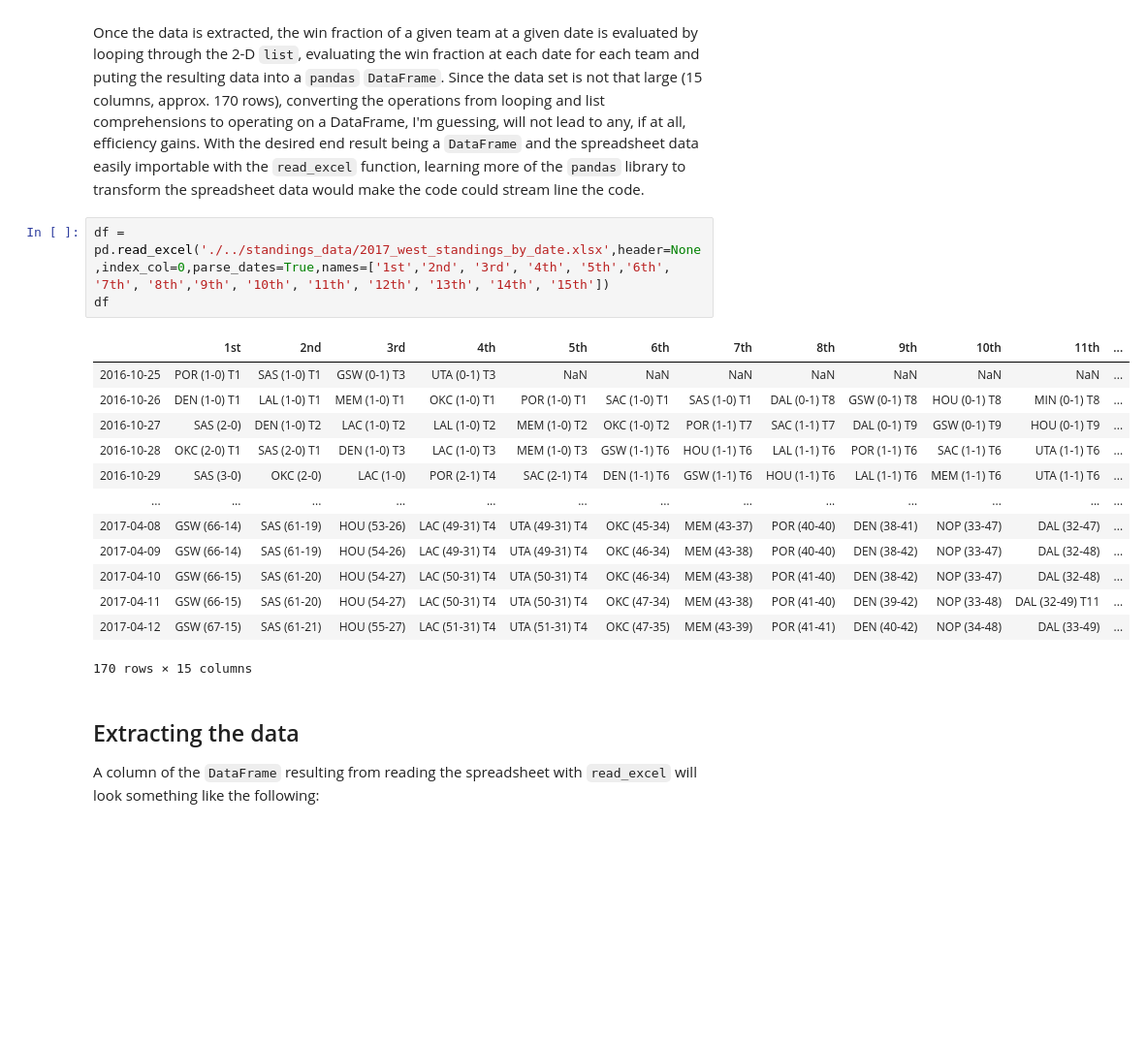
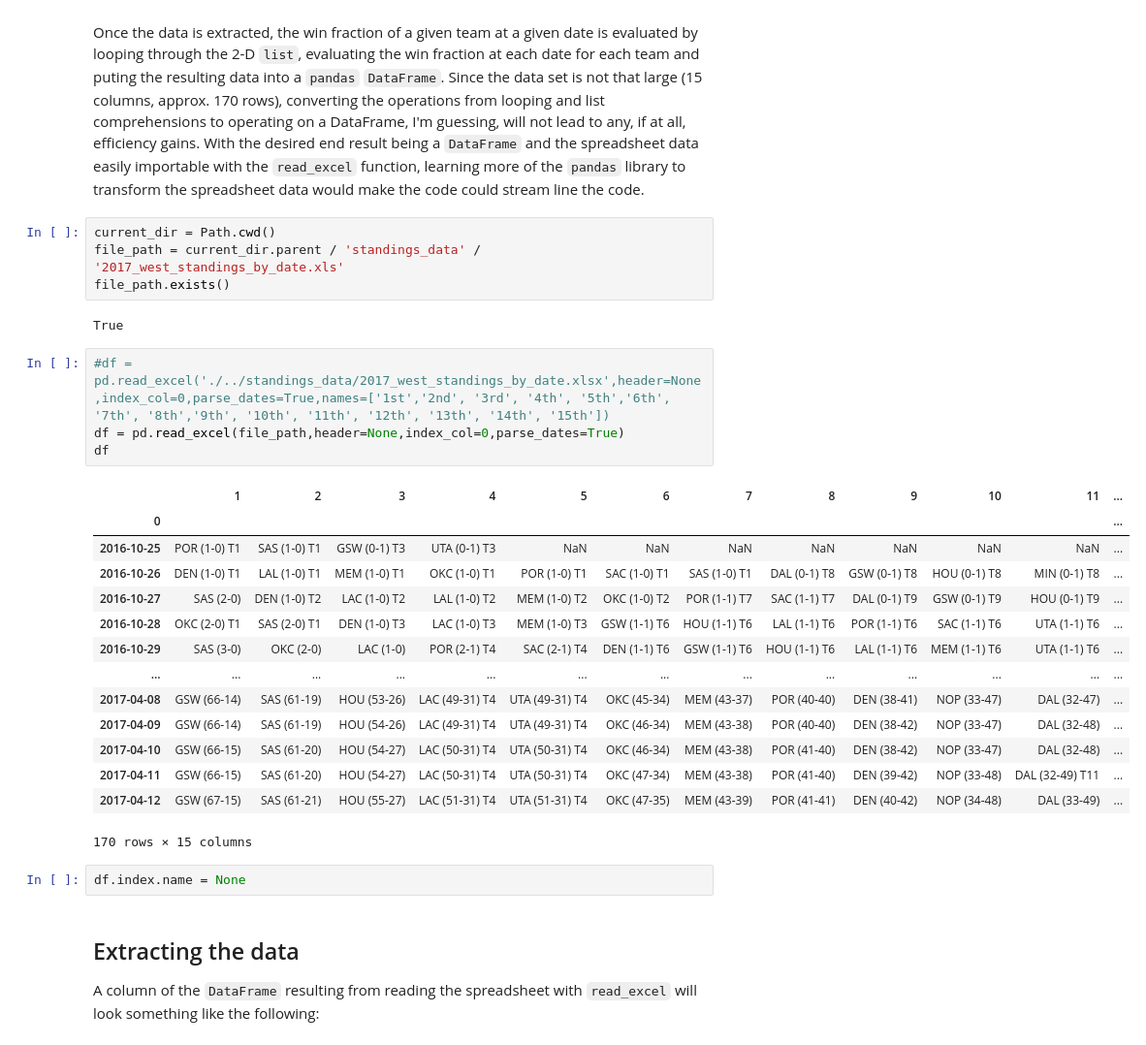
Before and after one commit to stephen-young/nba-standings-progression, a Jupyter notebook: notebooks/panda_test.ipynb, the cells around one changed output. Shown at 97% size. Saved outputs shown, nothing was run; the diff lists cells and outputs as text; blank space fills up the shorter version.

```diff
--- a/notebooks/panda_test.ipynb
+++ b/notebooks/panda_test.ipynb
@@ -17,11 +18,19 @@ Dates, team, and record (wins and loses) are in a tabular form in a spreadsheet.
 Currently, the standings data is processed by reading the spreadsheet with `openpyxl`, looping through the rows and using the `parse` library to extract the data from the formatted string. The data is then stored in a two-dimensional `list` of `dict`.
 
 Once the data is extracted, the win fraction of a given team at a given date is evaluated by looping through the 2-D `list`, evaluating the win fraction at each date for each team and puting the resulting data into a `pandas` `DataFrame`. Since the data set is not that large (15 columns, approx. 170 rows), converting the operations from looping and list comprehensions to operating on a DataFrame, I'm guessing, will not lead to any, if at all, efficiency gains. With the desired end result being a `DataFrame` and the spreadsheet data easily importable with the `read_excel` function, learning more of the `pandas` library to transform the spreadsheet data would make the code could stream line the code.
+# %%
+current_dir = Path.cwd()
+file_path = current_dir.parent / 'standings_data' / '2017_west_standings_by_date.xls'
+file_path.exists()
+# %% [output]
+True
 # %%
-df = pd.read_excel('./../standings_data/2017_west_standings_by_date.xlsx',header=None,index_col=0,parse_dates=True,names=['1st','2nd', '3rd', '4th', '5th','6th', '7th', '8th','9th', '10th', '11th', '12th', '13th', '14th', '15th'])
+#df = pd.read_excel('./../standings_data/2017_west_standings_by_date.xlsx',header=None,index_col=0,parse_dates=True,names=['1st','2nd', '3rd', '4th', '5th','6th', '7th', '8th','9th', '10th', '11th', '12th', '13th', '14th', '15th'])
+df = pd.read_excel(file_path,header=None,index_col=0,parse_dates=True)
 df
 # %% [output]
-|  | 1st | 2nd | 3rd | 4th | 5th | 6th | 7th | 8th | 9th | 10th | 11th | ... |
+|  | 1 | 2 | 3 | 4 | 5 | 6 | 7 | 8 | 9 | 10 | 11 | ... |
+| 0 |  |  |  |  |  |  |  |  |  |  |  | ... |
 | 2016-10-25 | POR (1-0) T1 | SAS (1-0) T1 | GSW (0-1) T3 | UTA (0-1) T3 | NaN | NaN | NaN | NaN | NaN | NaN | NaN | ... |
 | 2016-10-26 | DEN (1-0) T1 | LAL (1-0) T1 | MEM (1-0) T1 | OKC (1-0) T1 | POR (1-0) T1 | SAC (1-0) T1 | SAS (1-0) T1 | DAL (0-1) T8 | GSW (0-1) T8 | HOU (0-1) T8 | MIN (0-1) T8 | ... |
 | 2016-10-27 | SAS (2-0) | DEN (1-0) T2 | LAC (1-0) T2 | LAL (1-0) T2 | MEM (1-0) T2 | OKC (1-0) T2 | POR (1-1) T7 | SAC (1-1) T7 | DAL (0-1) T9 | GSW (0-1) T9 | HOU (0-1) T9 | ... |
@@ -34,6 +43,8 @@ df
 | 2017-04-11 | GSW (66-15) | SAS (61-20) | HOU (54-27) | LAC (50-31) T4 | UTA (50-31) T4 | OKC (47-34) | MEM (43-38) | POR (41-40) | DEN (39-42) | NOP (33-48) | DAL (32-49) T11 | ... |
 | 2017-04-12 | GSW (67-15) | SAS (61-21) | HOU (55-27) | LAC (51-31) T4 | UTA (51-31) T4 | OKC (47-35) | MEM (43-39) | POR (41-41) | DEN (40-42) | NOP (34-48) | DAL (33-49) | ... |
 170 rows × 15 columns
+# %%
+df.index.name = None
 # %% [markdown]
 ## Extracting the data
 
```
Also changed, not shown: parts of 34 cells of this notebook, 1 other file.
